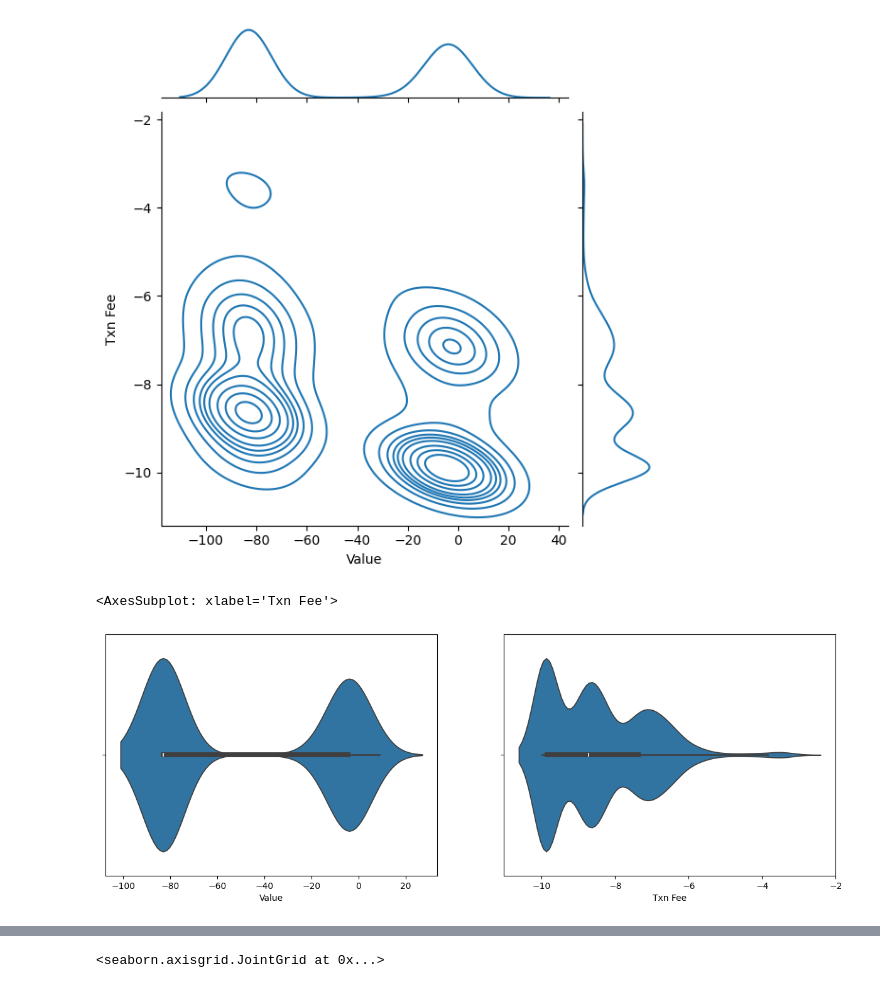
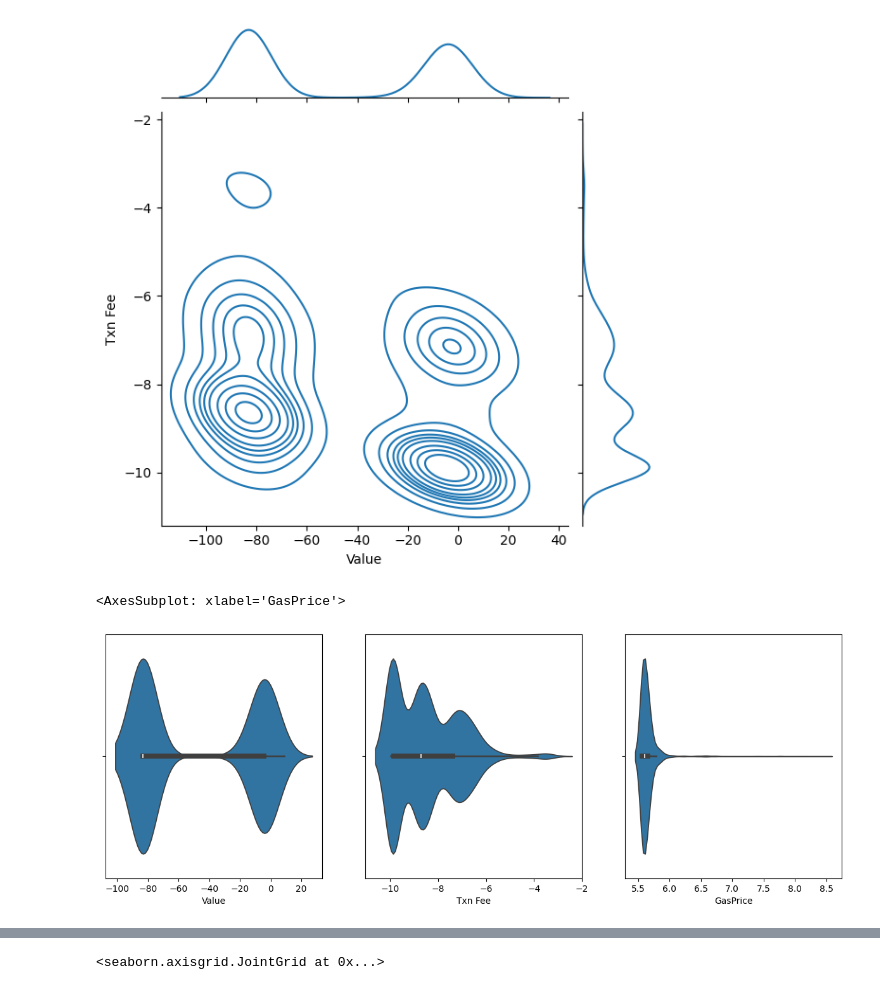
Before and after one commit to mvajhi/Introduction-to-Data-Science, a Jupyter notebook: ca0/CA0.ipynb, the cells around one changed output, grey strips where cells are left out. Cells and saved outputs as stored; diff of their text form; code cells hidden in the pictures.

```diff
--- a/ca0/CA0.ipynb
+++ b/ca0/CA0.ipynb
@@ -242,7 +269,6 @@ The project starts with the importing of transaction data into a pandas DataFram
 # %% [markdown]
 ### 1. load the data
 # %%
-
 import pandas as pd
 import matplotlib.pyplot as plt
 import numpy as np
@@ -254,6 +280,7 @@ from scipy.stats import norm
 
 
 df = pd.read_json("./data_block_19347625_19347616.json")
+df["Time"] = pd.to_datetime(df["Time"])
 df
 # %% [output]
 |  | Txn Hash | Method | Block | Time | From | Self | To | Value | Txn Fee | GasPrice | Error |
@@ -355,13 +425,14 @@ sns.jointplot(x="Value", y="Txn Fee", data=df_log, kind="kde")
 [figure]
 [figure]
 # %%
-fig, axes = plt.subplots(1, 2, figsize=(15, 5))
+fig, axes = plt.subplots(1, 3, figsize=(15, 5))
 
 sns.violinplot(x=df_log["Value"], ax=axes[0])
 sns.violinplot(x=df_log["Txn Fee"], ax=axes[1])
+sns.violinplot(x=df_log["GasPrice"], ax=axes[2])
 # %% [output]
-<AxesSubplot: xlabel='Txn Fee'>
+<AxesSubplot: xlabel='GasPrice'>
-[figure, old version]
+[figure, new version]
 # %%
 data = []
 
```
Also changed, not shown: parts of 36 cells of this notebook.
